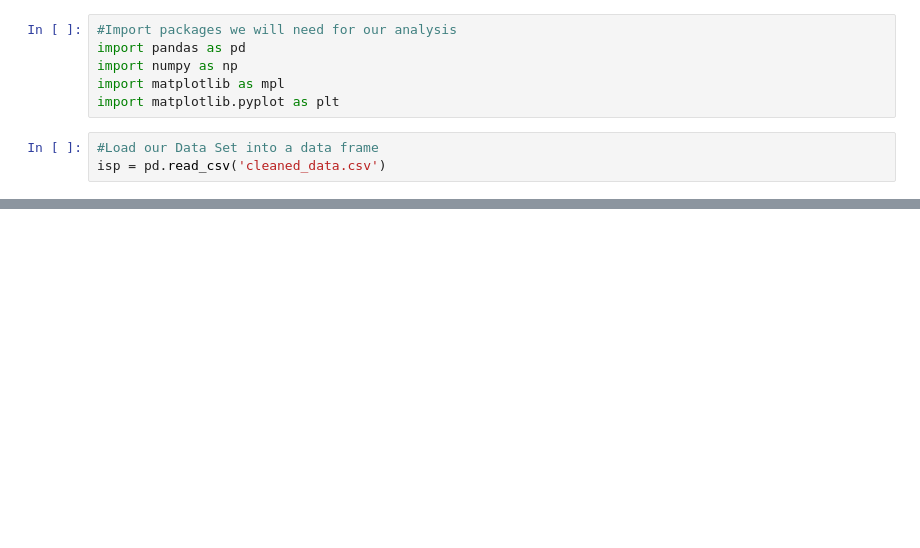
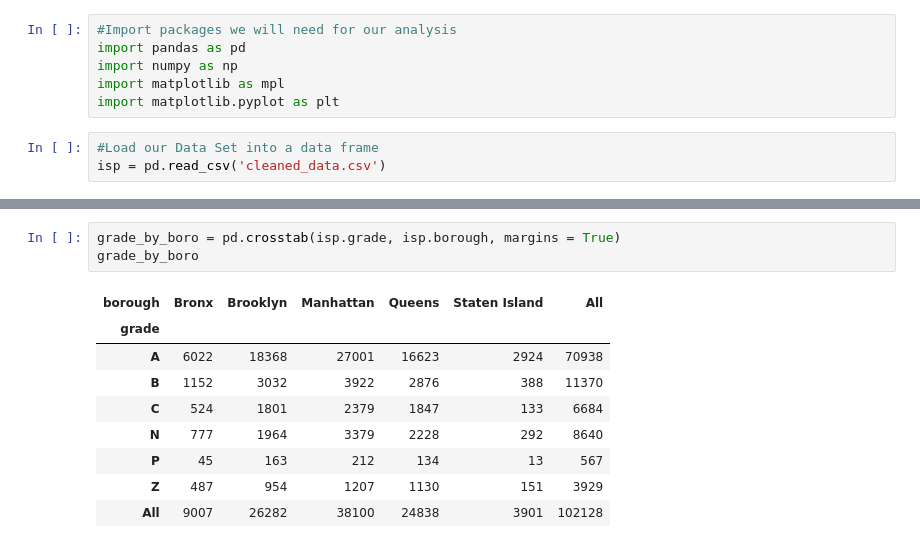
Before and after one commit to alexandra-barker/nyc-health-inspections, a Jupyter notebook: feature_engineering.ipynb, the cells around one changed output, grey strips where cells are left out. Drawn from its saved outputs; the diff is of its cells as text; blank space fills up the shorter version.

```diff
--- a/feature_engineering.ipynb
+++ b/feature_engineering.ipynb
@@ -22,0 +33,13 @@ isp.head()
+# %%
+grade_by_boro = pd.crosstab(isp.grade, isp.borough, margins = True)
+grade_by_boro
+# %% [output]
+| borough | Bronx | Brooklyn | Manhattan | Queens | Staten Island | All |
+| grade |  |  |  |  |  |  |
+| A | 6022 | 18368 | 27001 | 16623 | 2924 | 70938 |
+| B | 1152 | 3032 | 3922 | 2876 | 388 | 11370 |
+| C | 524 | 1801 | 2379 | 1847 | 133 | 6684 |
+| N | 777 | 1964 | 3379 | 2228 | 292 | 8640 |
+| P | 45 | 163 | 212 | 134 | 13 | 567 |
+| Z | 487 | 954 | 1207 | 1130 | 151 | 3929 |
+| All | 9007 | 26282 | 38100 | 24838 | 3901 | 102128 |
```
Also changed, not shown: parts of 3 cells of this notebook, 3 other files.
